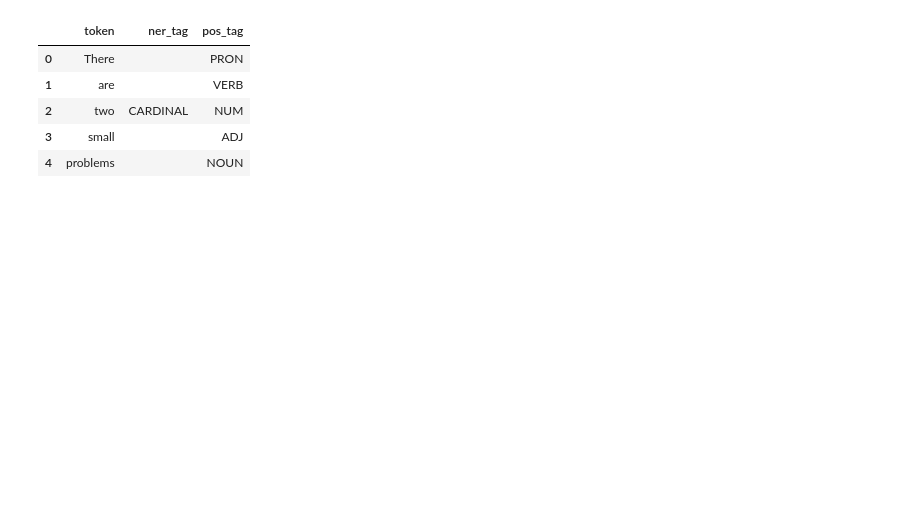
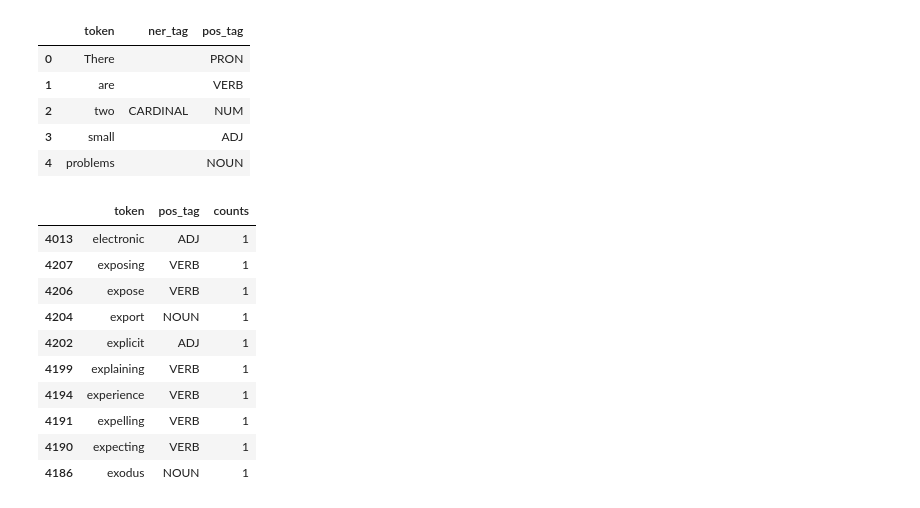
Before and after one commit to Pavan-AIML/NLP_based_REAL-Fake_new_classifier., a Jupyter notebook: code.ipynb, the cells around one changed output. Cells and saved outputs as stored; diff of their text form; code cells hidden in the pictures; blank space fills up the shorter version.

```diff
--- a/code.ipynb
+++ b/code.ipynb
@@ -121,3 +123,19 @@ fake_tagsdf.head()
 | 2 | two | CARDINAL | NUM |
 | 3 | small |  | ADJ |
 | 4 | problems |  | NOUN |
+# %%
+pos_counts_fake = fake_tagsdf.groupby(['token', 'pos_tag']).size().reset_index(name='counts').sort_values(by= 'counts')
+
+pos_counts_fake.head(10)
+# %% [output]
+|  | token | pos_tag | counts |
+| 4013 | electronic | ADJ | 1 |
+| 4207 | exposing | VERB | 1 |
+| 4206 | expose | VERB | 1 |
+| 4204 | export | NOUN | 1 |
+| 4202 | explicit | ADJ | 1 |
+| 4199 | explaining | VERB | 1 |
+| 4194 | experience | VERB | 1 |
+| 4191 | expelling | VERB | 1 |
+| 4190 | expecting | VERB | 1 |
+| 4186 | exodus | NOUN | 1 |
```
Also changed, not shown: parts of 8 cells of this notebook.
